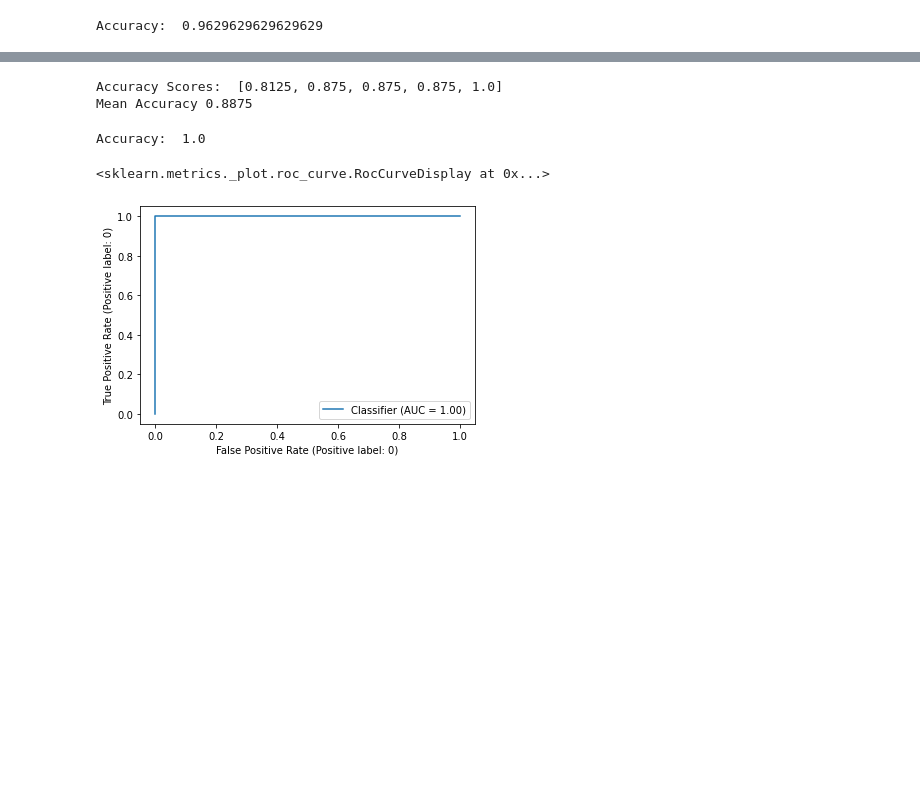
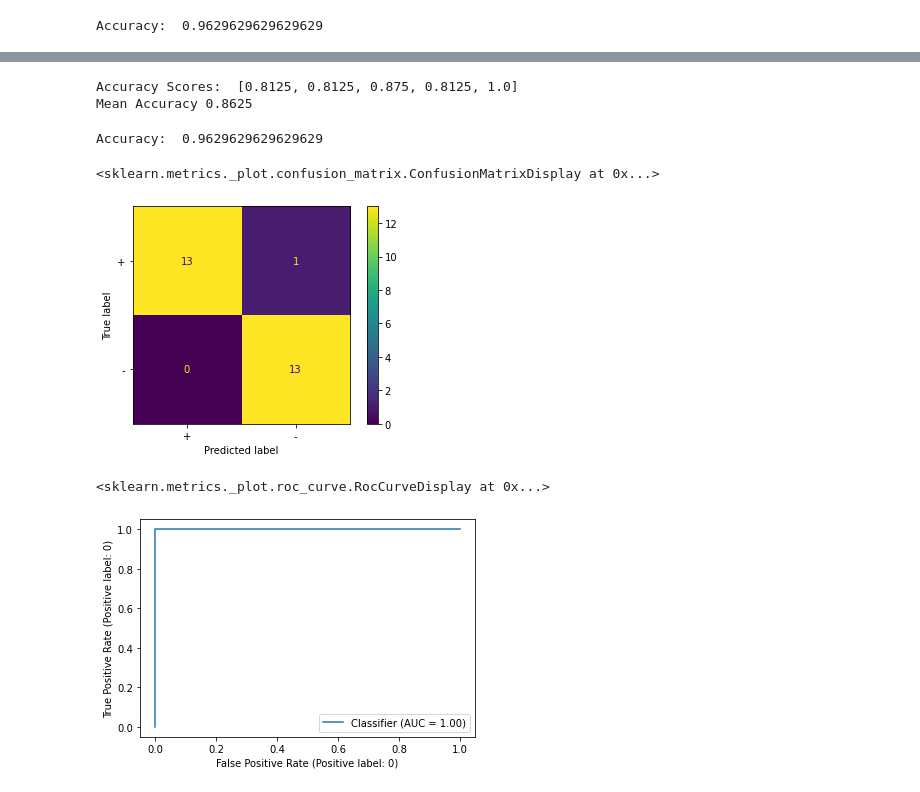
Before and after one commit to assayer5/ecolipromoter, a Jupyter notebook: promoter_seq_classif.ipynb, the cells around one changed output, grey strips where cells are left out. Cells and saved outputs as stored; diff of their text form; code cells hidden in the pictures; blank space fills up the shorter version.

```diff
--- a/promoter_seq_classif.ipynb
+++ b/promoter_seq_classif.ipynb
@@ -279,7 +286,7 @@ for trainidx, validx in skf.split(trainx,trainy):
     Xval, yval = trainx.iloc[validx], trainy.iloc[validx]
 
     # create bag of words from train fold
-    vect = CountVectorizer(ngram_range=(1,2))
+    vect = CountVectorizer(ngram_range=(1,1))
     Xtrain = vect.fit_transform(Xtrain)
 
     # drop features with only 1 occurance
@@ -298,14 +305,14 @@ for trainidx, validx in skf.split(trainx,trainy):
 print('Accuracy Scores: ', score)
 print('Mean Accuracy', np.mean(score))
 # %% [output]
-Accuracy Scores:  [0.8125, 0.875, 0.875, 0.875, 1.0]
-Mean Accuracy 0.8875
+Accuracy Scores:  [0.8125, 0.8125, 0.875, 0.8125, 1.0]
+Mean Accuracy 0.8625
 # %%
 # apply model to test set
 # logistic regression
 
 # create bag of words from train fold
-vect = CountVectorizer(ngram_range=(1,2))
+vect = CountVectorizer(ngram_range=(1,1))
 trainbow = vect.fit_transform(trainx)
 
 # drop features with only 1 occurance
@@ -326,7 +333,12 @@ yprob = clf.predict_proba(testbow2)
 
 print('Accuracy: ', clf.score(testbow2, testy))
 # %% [output]
-Accuracy:  1.0
+Accuracy:  0.9629629629629629
+# %%
+ConfusionMatrixDisplay.from_predictions(testy, ypred, display_labels=['+','-'])
+# %% [output]
+<sklearn.metrics._plot.confusion_matrix.ConfusionMatrixDisplay at 0x...>
+[figure, added]
 # %%
 # logistic regression ROC
 # using probability estimates of positive class (probability of being a promoter)
```
Also changed, not shown: parts of 12 cells of this notebook.
